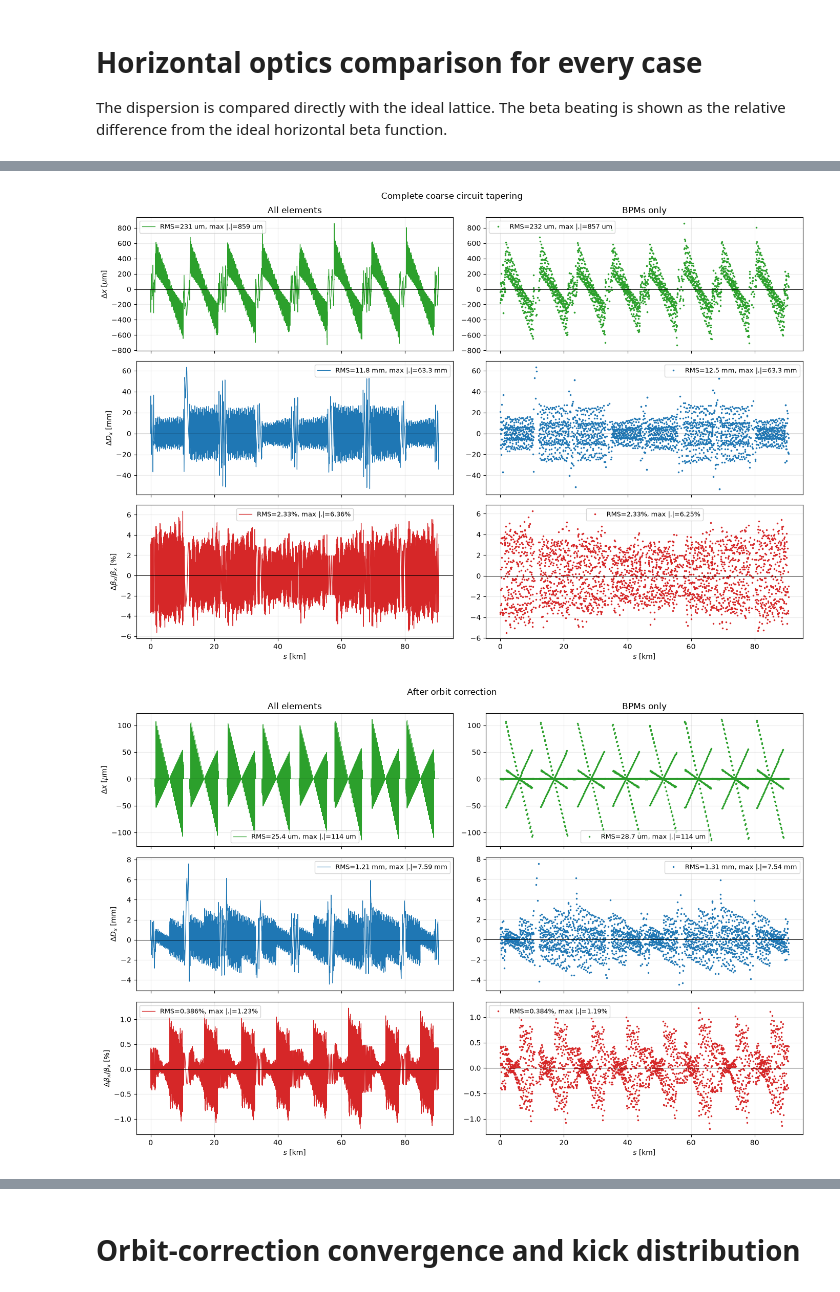
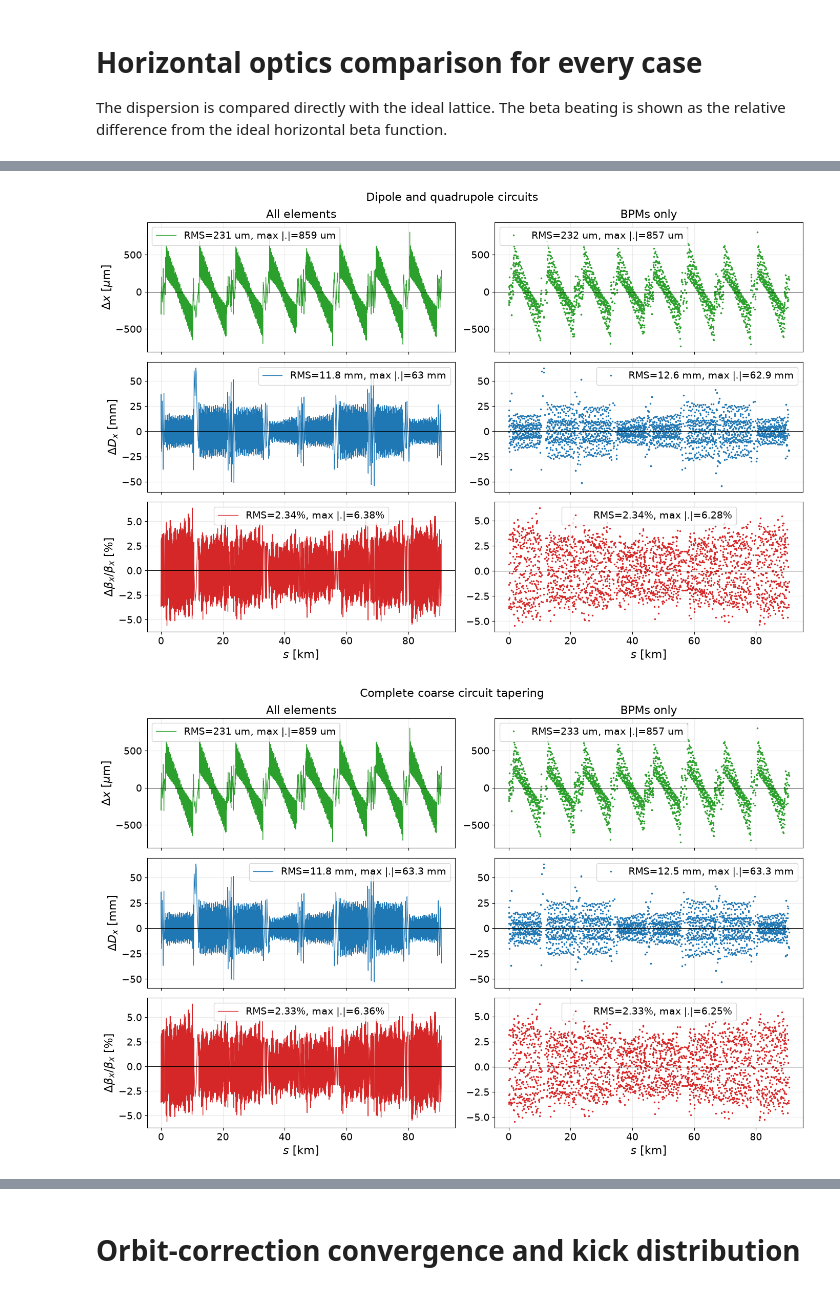
Before and after one commit to skostogl/FCCee_tapering, a Jupyter notebook: tapering_granularity_scenario1_correctors.ipynb, the cells around one changed output, grey strips where cells are left out. Cells and saved outputs as stored; diff of their text form; code cells hidden in the pictures.

```diff
--- a/tapering_granularity_scenario1_correctors.ipynb
+++ b/tapering_granularity_scenario1_correctors.ipynb
@@ -828,0 +965,2 @@ Please use `radiation_analysis` instead, which has the same behavior. This depre
+# %%
+twiss_quad = line.twiss(eneloss_and_damping=True, radiation_analysis=True)
@@ -1019,0 +1265,3 @@ Text(0, 0.5, '$x$ [mm]')
+# %%
+tt = line.get_table()
+taper_mask = np.isin(tt.name, elements_with_taper)
@@ -1916,20 +2185,21 @@ def plot_horizontal_optics_case(twiss_case, reference, label, bpm_names):
     axes[2, 1].plot(s_bpm_km, beta_beating_bpm_percent, '.', color='tab:red', ms=3,
                     label=f'RMS={betx_bpm_rms:.3g}%, max |.|={betx_bpm_max:.3g}%')
 
-    axes[0, 0].set_title('All elements')
-    axes[0, 1].set_title('BPMs only')
-    axes[0, 0].set_ylabel(r'$\Delta x$ [$\mu$m]')
-    axes[1, 0].set_ylabel(r'$\Delta D_x$ [mm]')
-    axes[2, 0].set_ylabel(r'$\Delta\beta_x/\beta_x$ [%]')
-    axes[2, 0].set_xlabel(r'$s$ [km]')
-    axes[2, 1].set_xlabel(r'$s$ [km]')
+    axes[0, 0].set_title('All elements', fontsize=16)
+    axes[0, 1].set_title('BPMs only', fontsize=16)
+    axes[0, 0].set_ylabel(r'$\Delta x$ [$\mu$m]', fontsize=16)
+    axes[1, 0].set_ylabel(r'$\Delta D_x$ [mm]', fontsize=16)
+    axes[2, 0].set_ylabel(r'$\Delta\beta_x/\beta_x$ [%]', fontsize=16)
+    axes[2, 0].set_xlabel(r'$s$ [km]', fontsize=16)
+    axes[2, 1].set_xlabel(r'$s$ [km]', fontsize=16)
 
     for ax in axes.flat:
         ax.axhline(0.0, color='black', lw=0.7)
         ax.grid(alpha=0.25)
-        ax.legend(fontsize=9)
+        ax.tick_params(axis='both', which='major', labelsize=14)
+        ax.legend(fontsize=14)
 
-    fig.suptitle(label)
+    fig.suptitle(label, fontsize=16)
     fig.tight_layout()
     plt.show()
 
@@ -1937,6 +2207,7 @@ case_twiss_tables = {
     'No magnet tapering': tw_no_taper,
     'Ideal tapering in insertions': twiss_insertion_taper,
     'Insertions plus dipole circuits': twiss_dipole,
+    'Dipole and quadrupole circuits': twiss_quad,
     'Complete coarse circuit tapering': twiss_quad_sext,
     'After orbit correction': twiss_after_correction,
 }
@@ -1950,2 +2221,2 @@ for case_label, case_twiss in case_twiss_tables.items():
-[figure, old version]
+[figure, new version]
-[figure, old version]
+[figure, new version]
```
Also changed, not shown: parts of 51 cells of this notebook, 12 other files.
